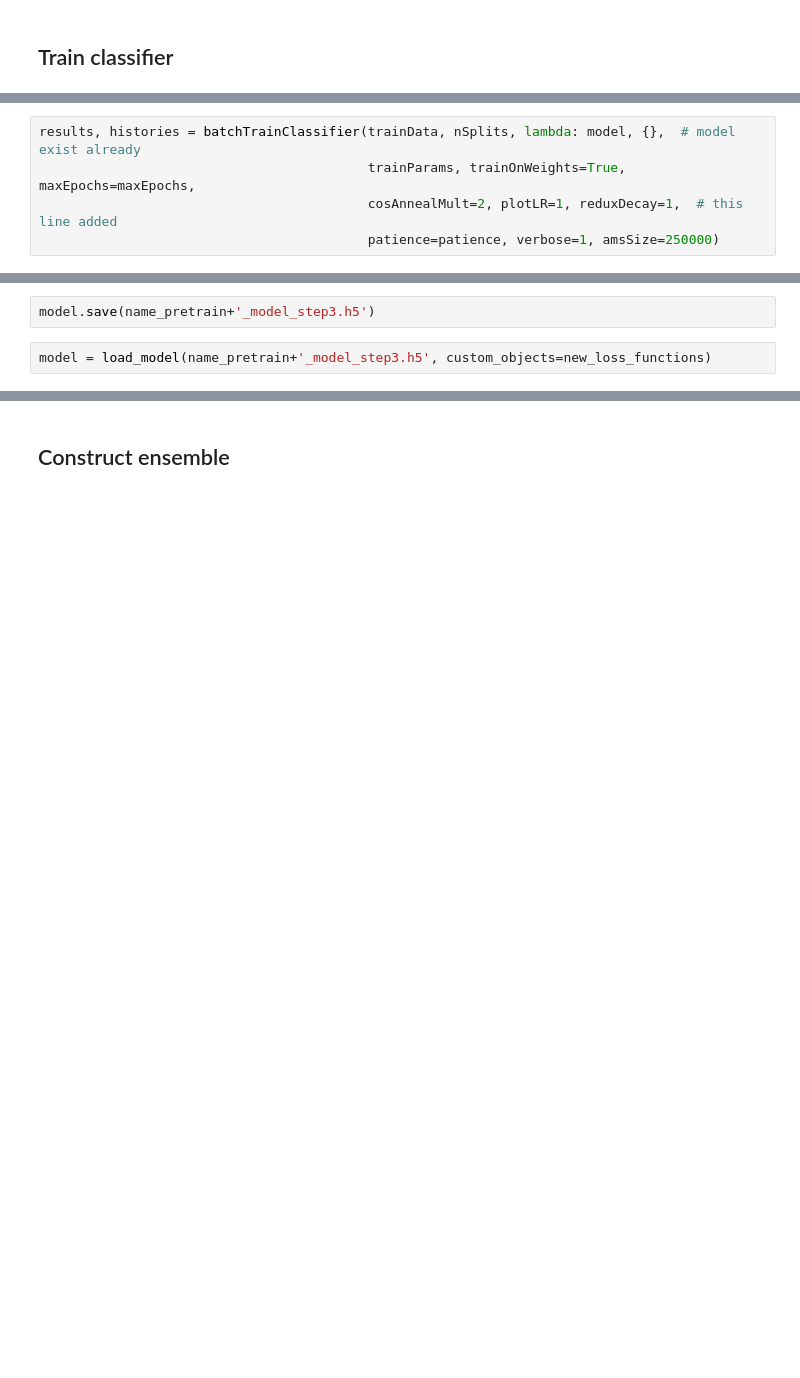
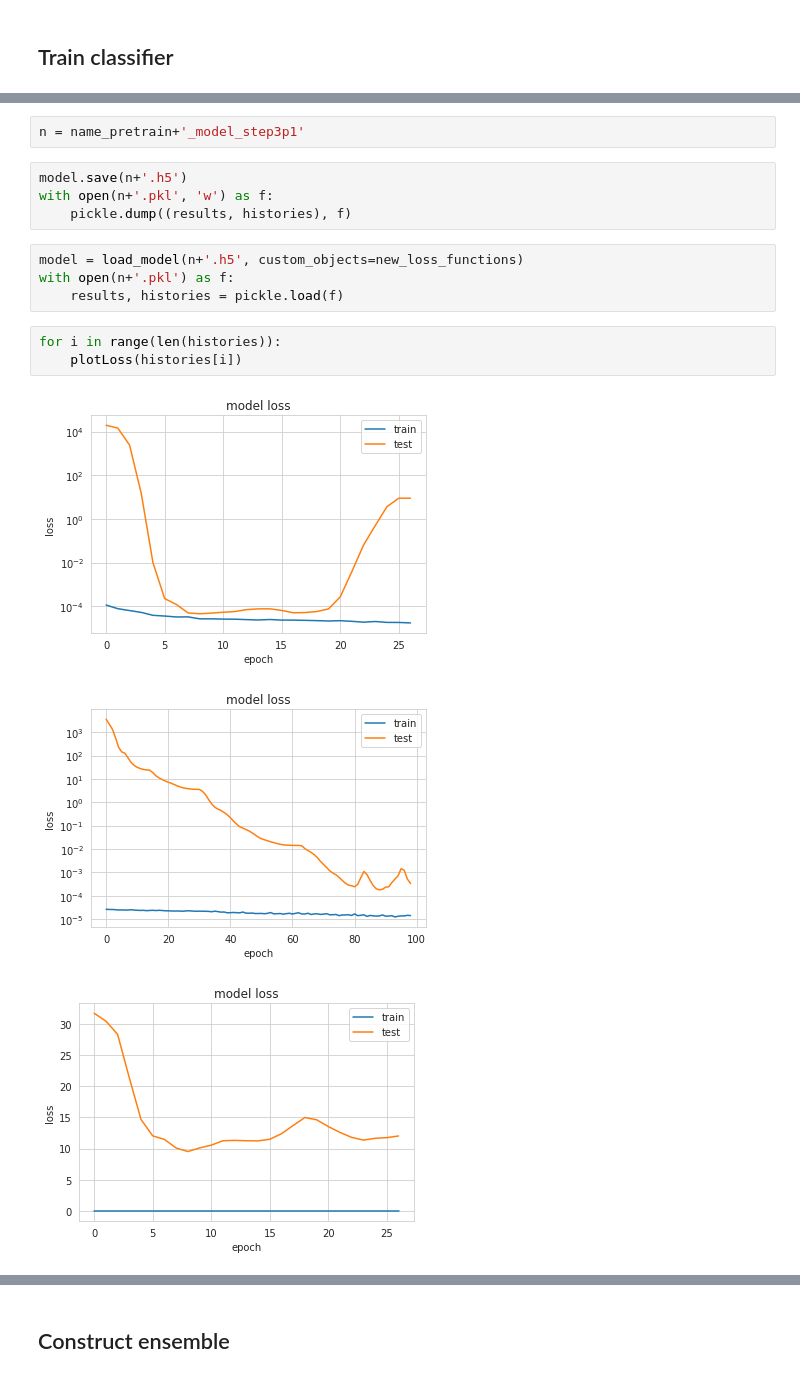
Before and after one commit to telenz/QCHS-2018, a Jupyter notebook: Notebooks/1_2_Model_Baseline-ReLU-CLR-AsimovLoss.ipynb, the cells around one changed output, grey strips where cells are left out. Drawn from its saved outputs; the diff is of its cells as text; blank space fills up the shorter version.

```diff
--- a/Notebooks/1_2_Model_Baseline-ReLU-CLR-AsimovLoss.ipynb
+++ b/Notebooks/1_2_Model_Baseline-ReLU-CLR-AsimovLoss.ipynb
@@ -165,5 +304,0 @@ model.compile(
-# %%
-results, histories = batchTrainClassifier(trainData, nSplits, lambda: model, {},  # model exist already
-                                          trainParams, trainOnWeights=True, maxEpochs=maxEpochs,
-                                          cosAnnealMult=2, plotLR=1, reduxDecay=1,  # this line added
-                                          patience=patience, verbose=1, amsSize=250000)
@@ -221,4 +305,17 @@ Early stopping after 17 epochs
-# %%
-model.save(name_pretrain+'_model_step3.h5')
-# %%
-model = load_model(name_pretrain+'_model_step3.h5', custom_objects=new_loss_functions)
+# %%
+n = name_pretrain+'_model_step3p1'
+# %%
+model.save(n+'.h5')
+with open(n+'.pkl', 'w') as f:
+    pickle.dump((results, histories), f)
+# %%
+model = load_model(n+'.h5', custom_objects=new_loss_functions)
+with open(n+'.pkl') as f:
+    results, histories = pickle.load(f)
+# %%
+for i in range(len(histories)):
+    plotLoss(histories[i])
+# %% [output]
+[figure, added]
+[figure, added]
+[figure, added]
```
Also changed, not shown: parts of 44 cells of this notebook, 7 other files.
